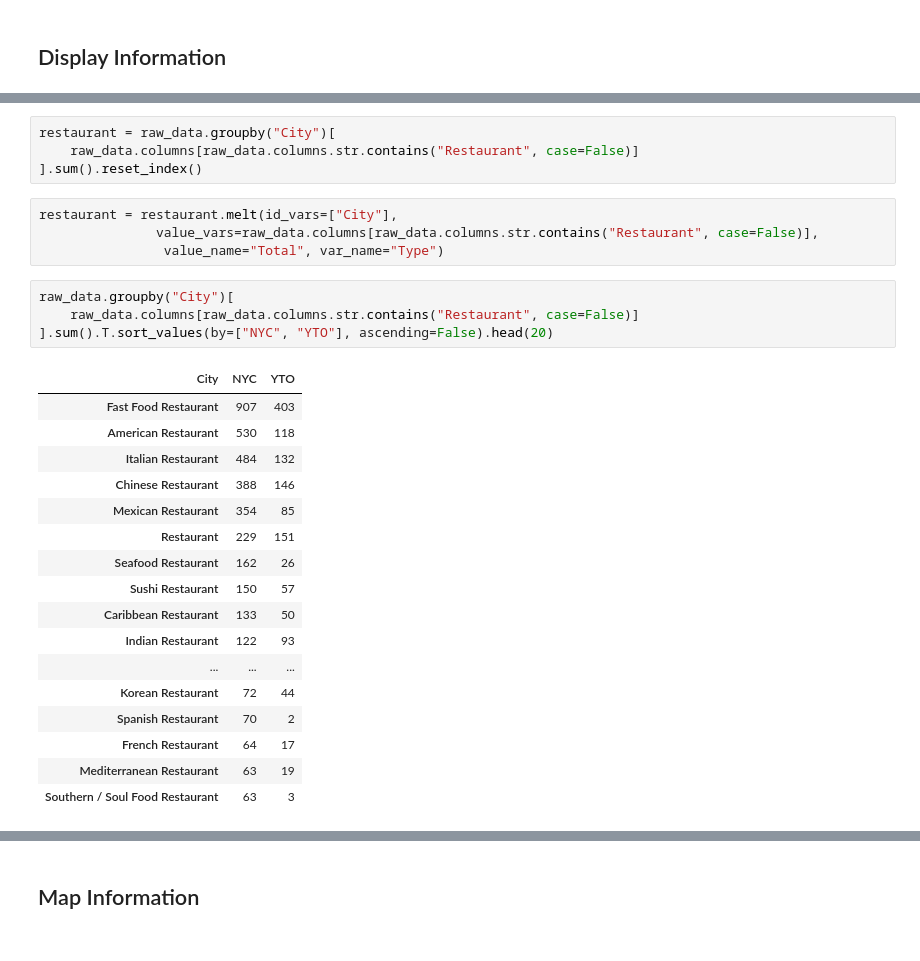
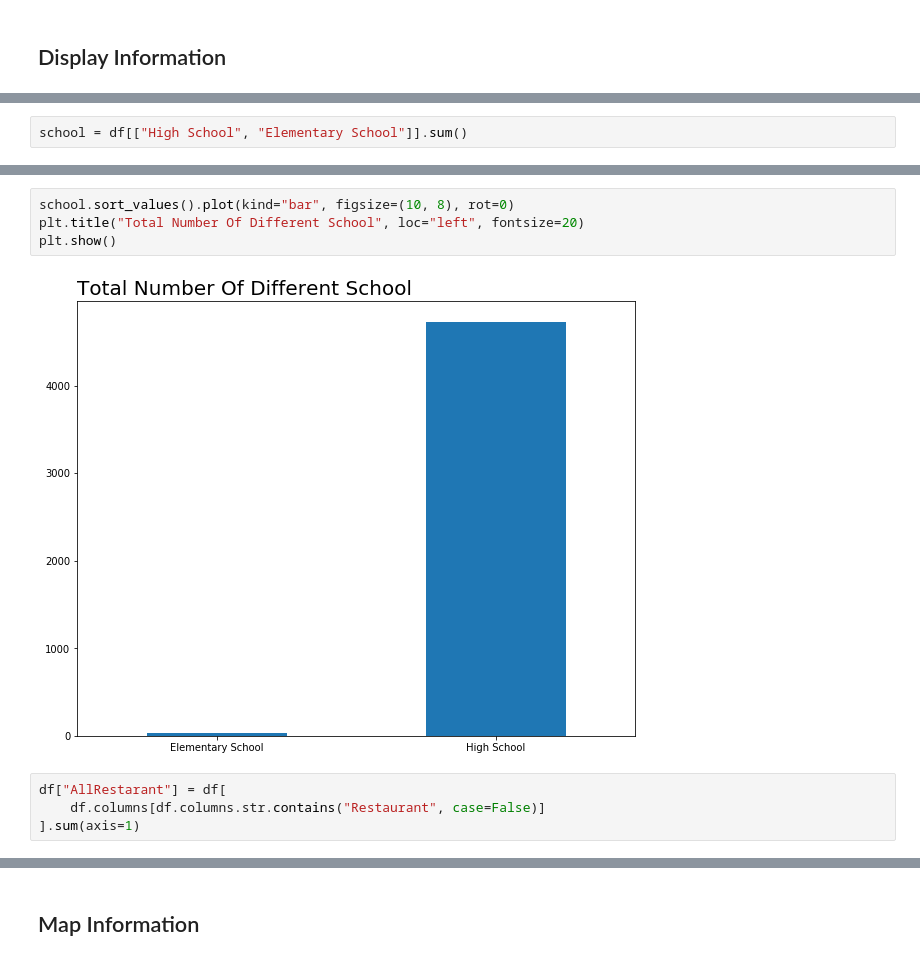
Before and after one commit to TusharGaur/Coursera_Capstone-1, a Jupyter notebook: The Battle of Neighborhoods Project.ipynb, the cells around one changed output, grey strips where cells are left out. Cells and saved outputs as stored; diff of their text form.

```diff
--- a/The Battle of Neighborhoods Project.ipynb
+++ b/The Battle of Neighborhoods Project.ipynb
@@ -344,0 +382,2 @@ raw_data.to_csv("./data/raw_data.csv", index=False)
+# %%
+school = df[["High School", "Elementary School"]].sum()
@@ -345,30 +390,10 @@ raw_data.to_csv("./data/raw_data.csv", index=False)
+# %%
+school.sort_values().plot(kind="bar", figsize=(10, 8), rot=0)
+plt.title("Total Number Of Different School", loc="left", fontsize=20)
+plt.show()
+# %% [output]
+[figure, added]
 # %%
-restaurant = raw_data.groupby("City")[
-    raw_data.columns[raw_data.columns.str.contains("Restaurant", case=False)]
-].sum().reset_index()
+df["AllRestarant"] = df[
+    df.columns[df.columns.str.contains("Restaurant", case=False)]
+].sum(axis=1)
-# %%
-restaurant = restaurant.melt(id_vars=["City"],
-               value_vars=raw_data.columns[raw_data.columns.str.contains("Restaurant", case=False)],
-                value_name="Total", var_name="Type")
-# %%
-raw_data.groupby("City")[
-    raw_data.columns[raw_data.columns.str.contains("Restaurant", case=False)]
-].sum().T.sort_values(by=["NYC", "YTO"], ascending=False).head(20)
-# %% [output]
-| City | NYC | YTO |
-| Fast Food Restaurant | 907 | 403 |
-| American Restaurant | 530 | 118 |
-| Italian Restaurant | 484 | 132 |
-| Chinese Restaurant | 388 | 146 |
-| Mexican Restaurant | 354 | 85 |
-| Restaurant | 229 | 151 |
-| Seafood Restaurant | 162 | 26 |
-| Sushi Restaurant | 150 | 57 |
-| Caribbean Restaurant | 133 | 50 |
-| Indian Restaurant | 122 | 93 |
-| ... | ... | ... |
-| Korean Restaurant | 72 | 44 |
-| Spanish Restaurant | 70 | 2 |
-| French Restaurant | 64 | 17 |
-| Mediterranean Restaurant | 63 | 19 |
-| Southern / Soul Food Restaurant | 63 | 3 |
```
Also changed, not shown: parts of 124 cells of this notebook, 6 other files.
